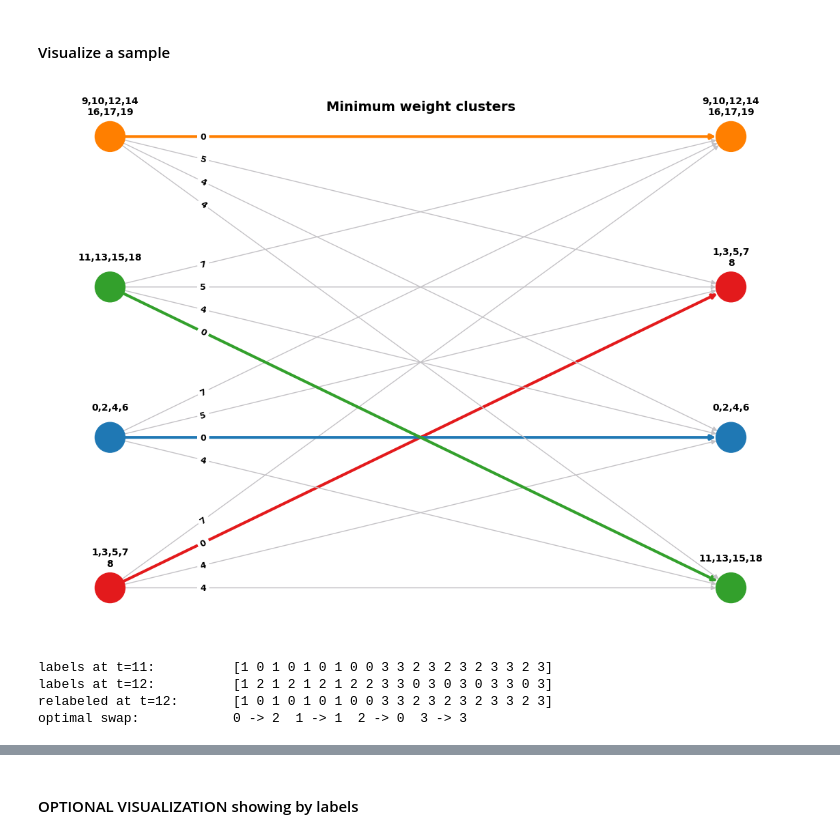
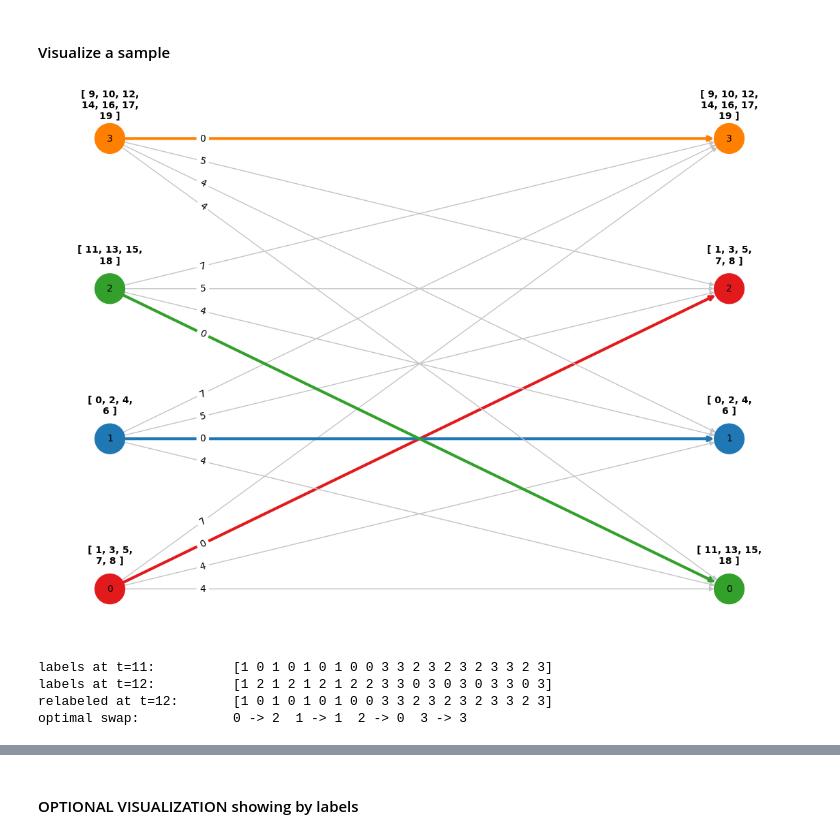
Before and after one commit to gaggioaxel/OoM-Thesis, a Jupyter notebook: code/src/OoM.ipynb, the cells around one changed output, grey strips where cells are left out. Drawn from its saved outputs; the diff is of its cells as text; code cells hidden in the pictures.

```diff
--- a/code/src/OoM.ipynb
+++ b/code/src/OoM.ipynb
@@ -1062,10 +1062,8 @@ def clusterize_labels(labels:list): # assuming labels as list of integers going
             clusters[i] = []
     return clusters
 
-numNodes = len(allNodes)
-
 def labelize_clusters(clusters:dict):
-    clusterLabels = np.zeros(numNodes, dtype=int)
+    clusterLabels = np.zeros(sum(len(nodes) for nodes in clusters.values()), dtype=int)
     for clusterLabel, indices in clusters.items():
         clusterLabels[indices] = clusterLabel
     return clusterLabels
@@ -1133,7 +1131,8 @@ def compute_minimum_weight_cluster(fromLabels:list,toLabels:list,method:Literal[
             pos = nx.bipartite_layout(G, clusters)
             nx.draw(G,
                     pos,
-                    with_labels=False,
+                    with_labels=True,
+                    labels={elemFrom:elemFrom%len(clusters) for elemFrom in clusters+rightNodes},
                     node_size=1000,
                     node_color= [color_pool[nodeId] for nodeId in clusters] +
                                 [color_pool[reversedWeightsEdgesDict[toNodeId]] for toNodeId in sorted(reversedWeightsEdgesDict.keys())],
@@ -1144,22 +1143,22 @@ def compute_minimum_weight_cluster(fromLabels:list,toLabels:list,method:Literal[
                                          pos,
                                          edge_labels=nx.get_edge_attributes(G, 'weight'),
                                          label_pos=0.85,
-                                         font_size=9,
-                                         font_weight='bold')
+                                         font_size=10)#,
+                                         #font_weight='bold')
             for node in G.nodes:
                 text = list(fromClustersMap[node]) if node <= max(clusters) else list(toClustersUnlabelized[node-max(clusters)-1])
                 text = list(map(str,text))
-                text = '\n'.join(','.join(text[i:i+4]) for i in range(0, len(text), 4))
+                text = '[ '+',\n'.join(', '.join(text[i:i+3]) for i in range(0, len(text), 3))+' ]'
 
                 plt.text(pos[node][0],
-                         pos[node][1]+0.1,
+                         pos[node][1]+0.11,
                          text,#str(list(fromClustersMap[node]))[1:-1] if node <= max(clusters) else str(list(toClustersUnlabelized[node-max(clusters)-1]))[1:-1],
                          ha='center',
                          va='center',
                          color='black',
                          fontsize=10,
                          fontweight='bold')
-            plt.suptitle('Minimum weight clusters',fontsize=14,fontweight='bold')
+            #plt.suptitle('Minimum weight clusters',fontsize=14,fontweight='bold')
             plt.show()
         out_elements.append(labelize_clusters({fromNode: toClustersUnlabelized[minWeightsEdges[fromNode]-max(clusters)-1] for fromNode in minWeightsEdges.keys()}))
         if return_relabeling:
@@ -1170,19 +1169,16 @@ def compute_minimum_weight_cluster(fromLabels:list,toLabels:list,method:Literal[
 # %%
 times = [11,12]
 predicted_labels0 = shi_malik_spectral_clustering_matlab_version(calculate_weight_matrix(angularMomentumTable.iloc[times[0]],adjacencyMatrix))
 predicted_labels1 = shi_malik_spectral_clustering_matlab_version(calculate_weight_matrix(angularMomentumTable.iloc[times[1]],adjacencyMatrix))
-
-totalLabels = list(clusterize_labels(predicted_labels0).keys())
-clusterize_labels(predicted_labels1)
 
 optimalLabels,relabelings = compute_minimum_weight_cluster(predicted_labels0,predicted_labels1,method='MWPM',visualize=True,return_relabeling=True)
 #optimalLabels = compute_minimum_weight_cluster(predicted_labels0,predicted_labels1,method='MWPM',visualize=True,return_relabeling=False)
 print(f"labels at t={times[0]}:\t\t",predicted_labels0)
 print(f"labels at t={times[1]}:\t\t",predicted_labels1)
 print(f'relabeled at t={times[1]}:\t',optimalLabels)
 print('optimal swap:\t\t',str(relabelings).replace(':',' ->').replace(',','\t')[1:-1])
 # %% [output]
-[figure, old version]
+[figure, new version]
 labels at t=11:          [1 0 1 0 1 0 1 0 0 3 3 2 3 2 3 2 3 3 2 3]
 labels at t=12:          [1 2 1 2 1 2 1 2 2 3 3 0 3 0 3 0 3 3 0 3]
 relabeled at t=12:       [1 0 1 0 1 0 1 0 0 3 3 2 3 2 3 2 3 3 2 3]
```
Also changed, not shown: parts of 8 cells of this notebook, 2 other files.
